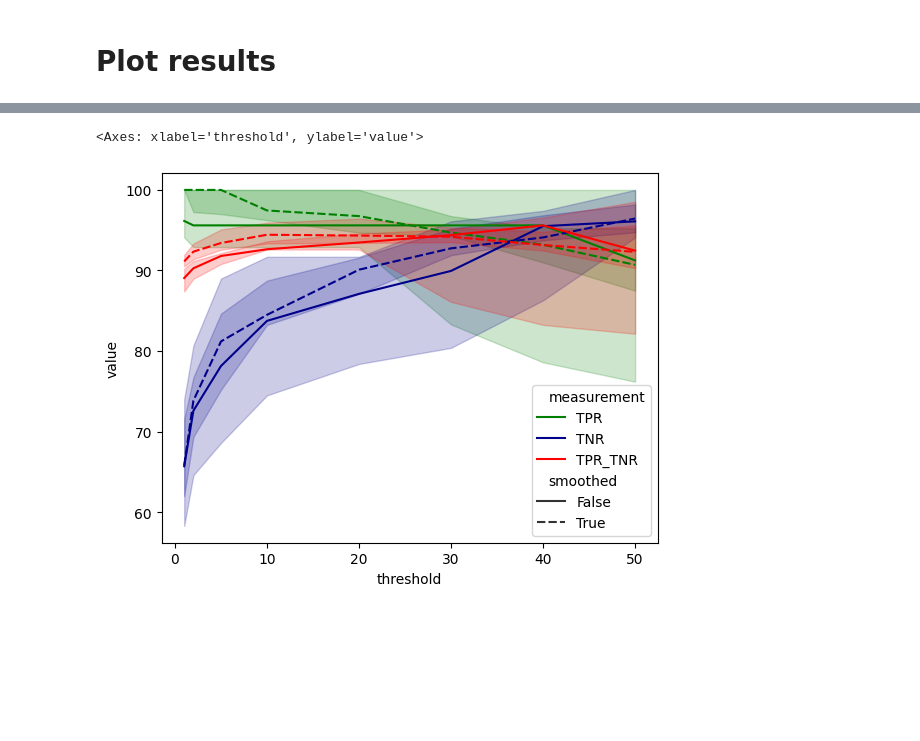
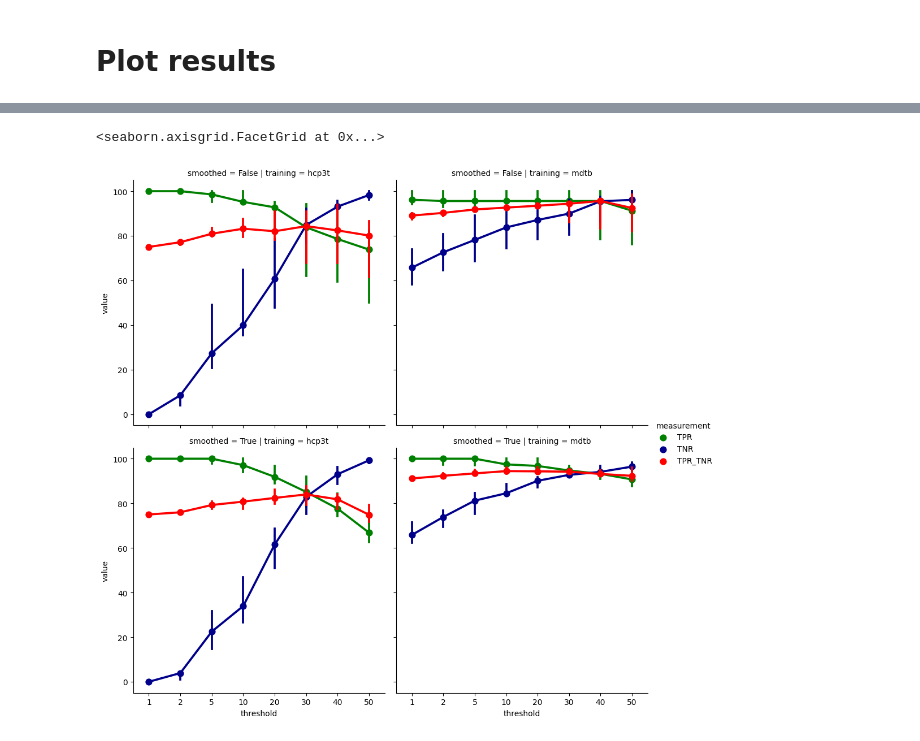
Before and after one commit to DiedrichsenLab/Functional_Fusion, a Jupyter notebook: notebooks/fix_evaluation.ipynb, the cells around one changed output, grey strips where cells are left out. Cells and saved outputs as stored; diff of their text form; code cells hidden in the pictures; blank space fills up the shorter version.

```diff
--- a/notebooks/fix_evaluation.ipynb
+++ b/notebooks/fix_evaluation.ipynb
@@ -56,7 +62,7 @@ D.head()
 ## Melt data
 # %%
 # Melt dataframe
-d = pd.melt(D, var_name='variable', value_name='value', id_vars=['subject', 'run', 'smoothed'])
+d = pd.melt(D, var_name='variable', value_name='value', id_vars=['subject', 'run', 'smoothed', 'training'])
 # Extract the threshold column
 d['threshold'] = d['variable'].str.extract('(\d+)').astype(int)
 # Extract the measurement type column
@@ -75,7 +81,7 @@ d.head()
 ## Calculate TPR_TNR Index
 # %%
 # Calculate TPR_TNR index
-d = d.sort_values(by=['subject', 'smoothed', 'run', 'threshold'])
+d = d.sort_values(by=['training', 'subject', 'smoothed', 'run', 'threshold'])
 tpr = d.query('measurement == "TPR"')['value'].values
 tnr = d.query('measurement == "TNR"')['value'].values
 tpr_tnr = d.query('measurement == "TNR"').copy()
@@ -110,6 +120,6 @@ sb.lineplot(data=d, x='threshold', y='value', hue='measurement', style='smoothed
 # %%
-# Plot with hue='measurement', style='smoothed' and y='value'  - but plot median
-sb.lineplot(data=d, x='threshold', y='value', hue='measurement', style='smoothed', palette=['green', 'darkblue', 'red'], estimator=np.median)
+# Plot with hue='measurement', style='smoothed' and y='value'
+sb.catplot(data=d, x='threshold', y='value', hue='measurement', row='smoothed', col='training', kind='point', palette=['green', 'darkblue', 'red'], estimator=np.median)
 # %% [output]
-<Axes: xlabel='threshold', ylabel='value'>
+<seaborn.axisgrid.FacetGrid at 0x...>
-[figure, old version]
+[figure, new version]
```
Also changed, not shown: parts of 7 cells of this notebook.
